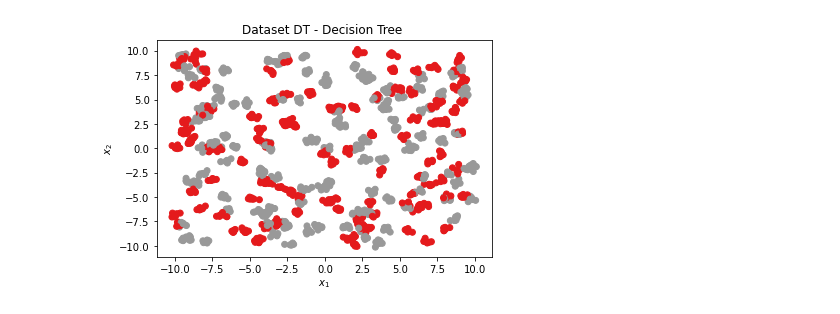
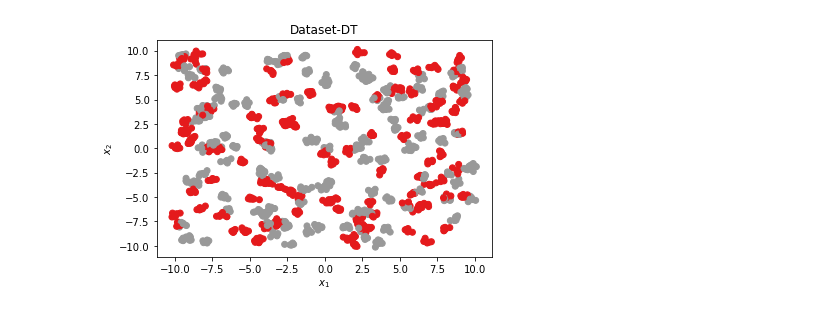
Before and after one commit to MBorgesT/ML_Assignment, a Jupyter notebook: DTvsTB.ipynb, the cells around one changed output. Drawn from its saved outputs; the diff is of its cells as text; code cells hidden in the pictures.

```diff
--- a/DTvsTB.ipynb
+++ b/DTvsTB.ipynb
@@ -33,21 +29,21 @@ TODO
 # %%
 # Generate dataset
 def data_dt():
 
     X, y = make_blobs(
         n_samples=1500,
         n_features=2,
         centers=220,
         cluster_std=.16,
         random_state=42
     )
     y = y % 2 # to reduce the amount of different labels to 2
 
     return X, y
 
 dt_X, dt_y = data_dt()
-plot_2d(dt_X, dt_y, 'Dataset DT - Decision Tree ')
+plot_2d(dt_X, dt_y, 'Dataset-DT')
 # %% [output]
-[figure, old version]
+[figure, new version]
 # %%
 # Decision Trees
```
Also changed, not shown: parts of 11 cells of this notebook, 3 other files.
